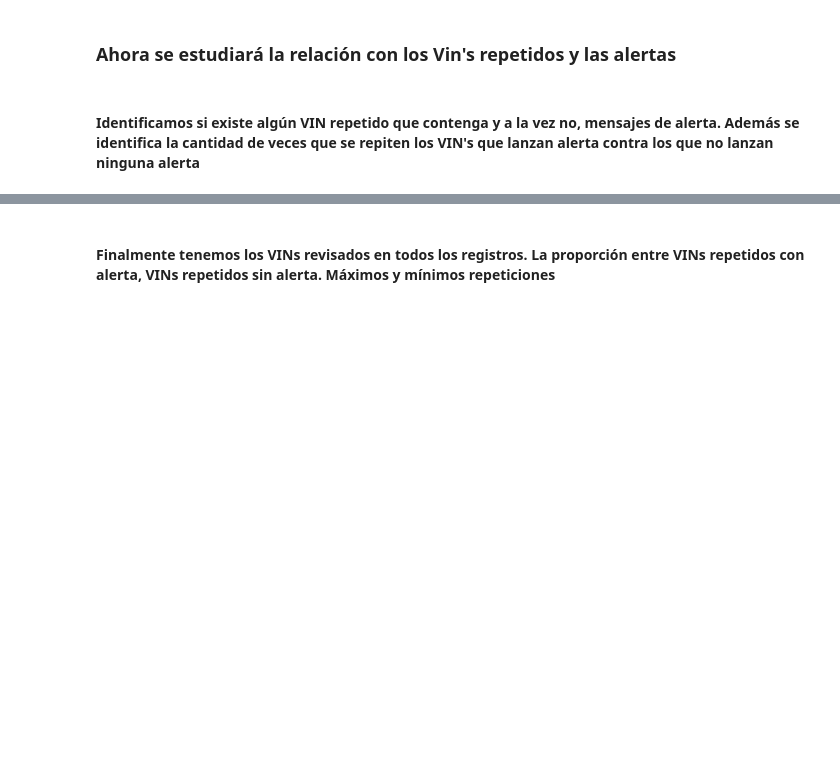
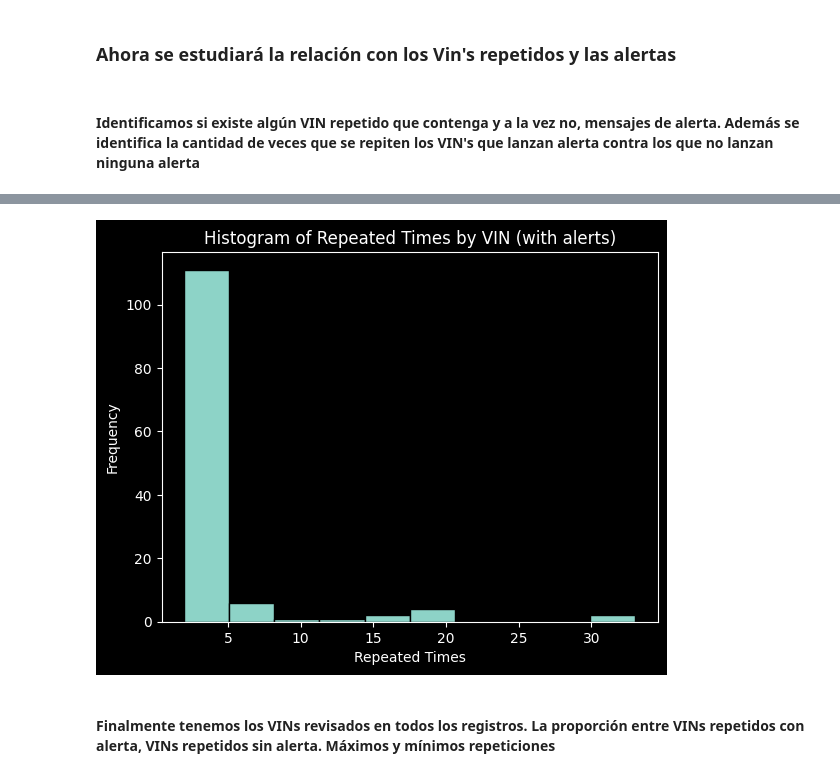
Before and after one commit to BranCF/microservices_consults, a Jupyter notebook: script1.ipynb, the cells around one changed output, grey strips where cells are left out. Saved outputs shown, nothing was run; the diff lists cells and outputs as text; code cells hidden in the pictures; blank space fills up the shorter version.

```diff
--- a/script1.ipynb
+++ b/script1.ipynb
@@ -197,9 +281,11 @@ badVinsFrame.describe()
 # %%
-plt.hist(badVinsFrame['repeatedTimes'], bins =10, edgecolor = 'black')
+plt.hist(diagnoseVins(df)['goodVinsFrame']['repeatedTimes'], bins =10, edgecolor = 'black')
 plt.xlabel('Repeated Times')
 plt.ylabel('Frequency')
 plt.title('Histogram of Repeated Times by VIN (with alerts)')
 plt.show()
+# %% [output]
+[figure, added]
 # %% [markdown]
 <h4>Finalmente tenemos los VINs revisados en todos los registros. La proporción entre VINs repetidos con alerta, VINs repetidos sin alerta. Máximos y mínimos repeticiones</h4>
 # %%
```
Also changed, not shown: parts of 29 cells of this notebook, 2 other files.
